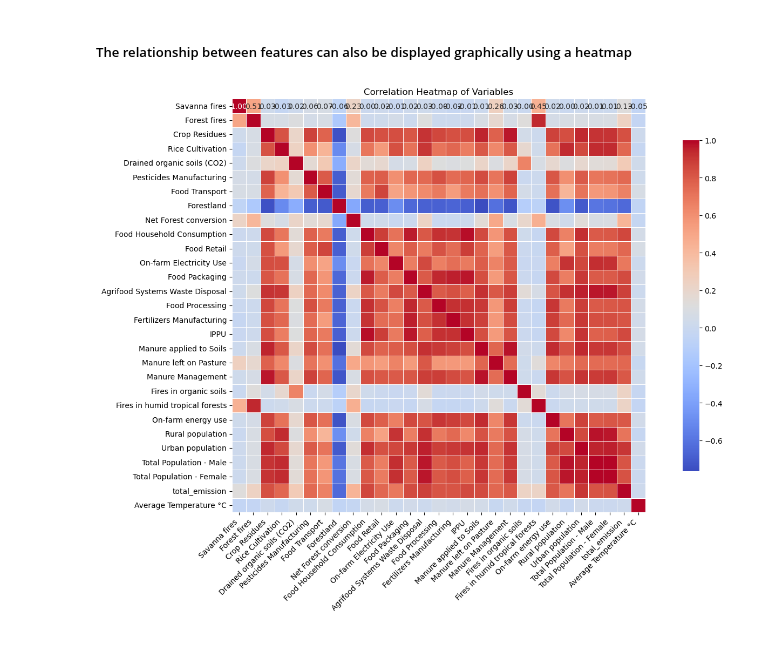
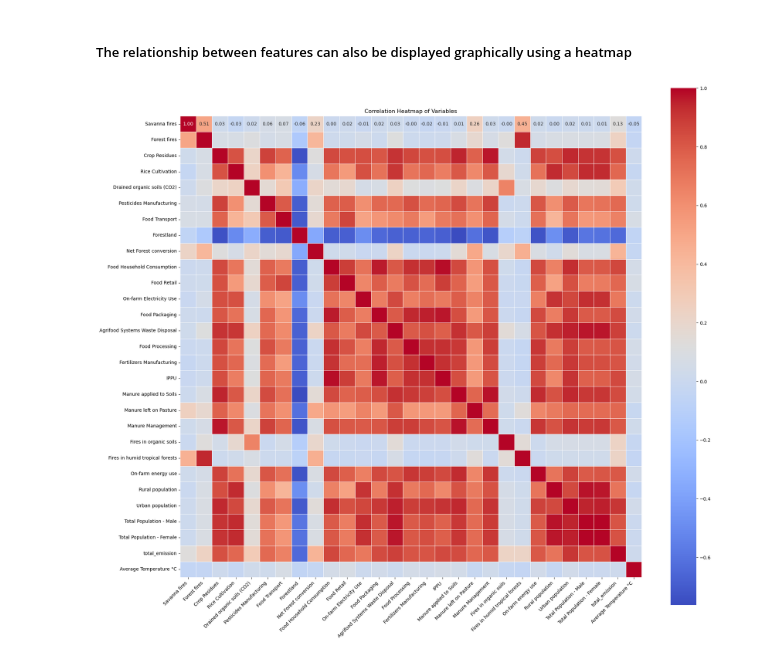
Before and after one commit to ManqobaMnguni/2401PTDS_Regression_Project_FM2, a Jupyter notebook: 2401PTDS_Regression_Project_EDA.ipynb, the cells around one changed output. Drawn from its saved outputs; the diff is of its cells as text; code cells hidden in the pictures.

```diff
--- a/2401PTDS_Regression_Project_EDA.ipynb
+++ b/2401PTDS_Regression_Project_EDA.ipynb
@@ -522,18 +525,17 @@ Correlation matrix of the variables:
 # %% [markdown]
 ##### The relationship between features can also be displayed graphically using a heatmap
 # %%
-corr_matrix = numeric_columns.corr()
-
-plt.figure(figsize=(15, 10))  # Adjust the figure size
-sns.heatmap(corr_matrix, annot=True, fmt=".2f", cmap='coolwarm', square=True,
+plt.figure(figsize=(20, 20))  # Adjust the figure size
+sns.heatmap(correlation_matrix, annot=True, fmt=".2f", cmap='coolwarm', square=True,
             cbar_kws={"shrink": .8}, linewidths=.5)
 
 # Rotate x and y tick labels
 plt.xticks(rotation=45, ha='right')
 plt.yticks(rotation=0)
 
 plt.title('Correlation Heatmap of Variables')
 plt.tight_layout()
+plt.savefig('heatmap_image.png', bbox_inches='tight')  # Save as PNG file
 plt.show()
 # %% [output]
-[figure, old version]
+[figure, new version]
```
Also changed, not shown: parts of 8 cells of this notebook.
